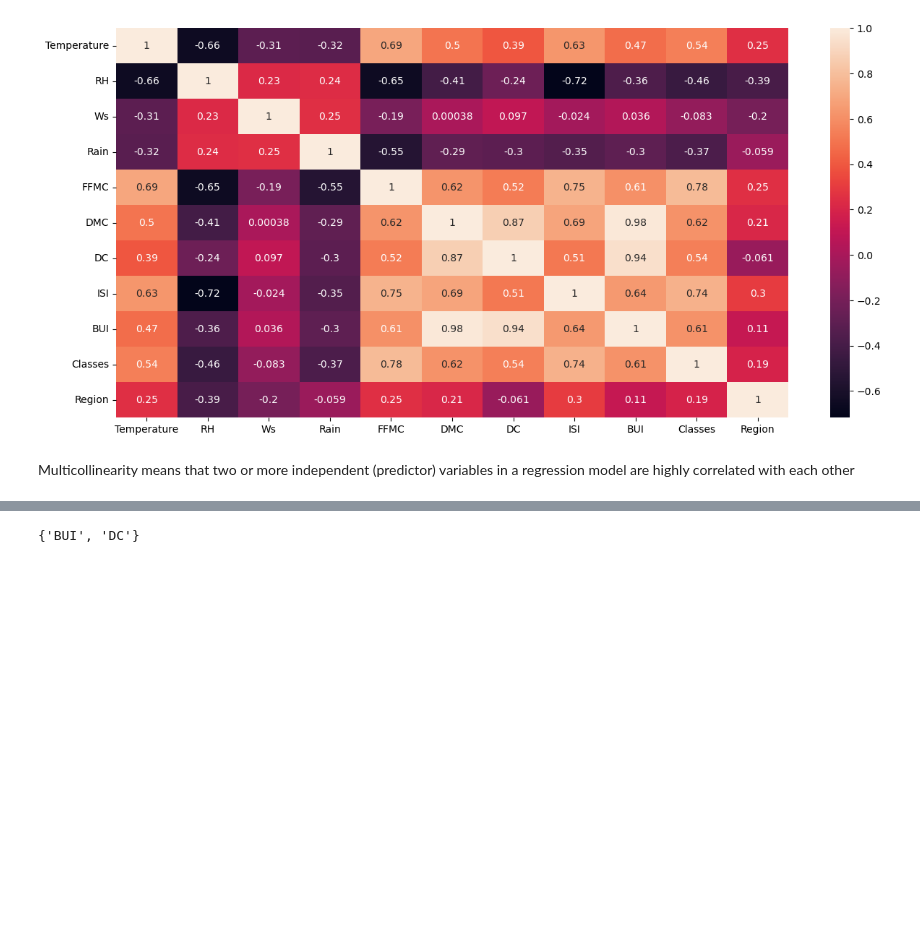
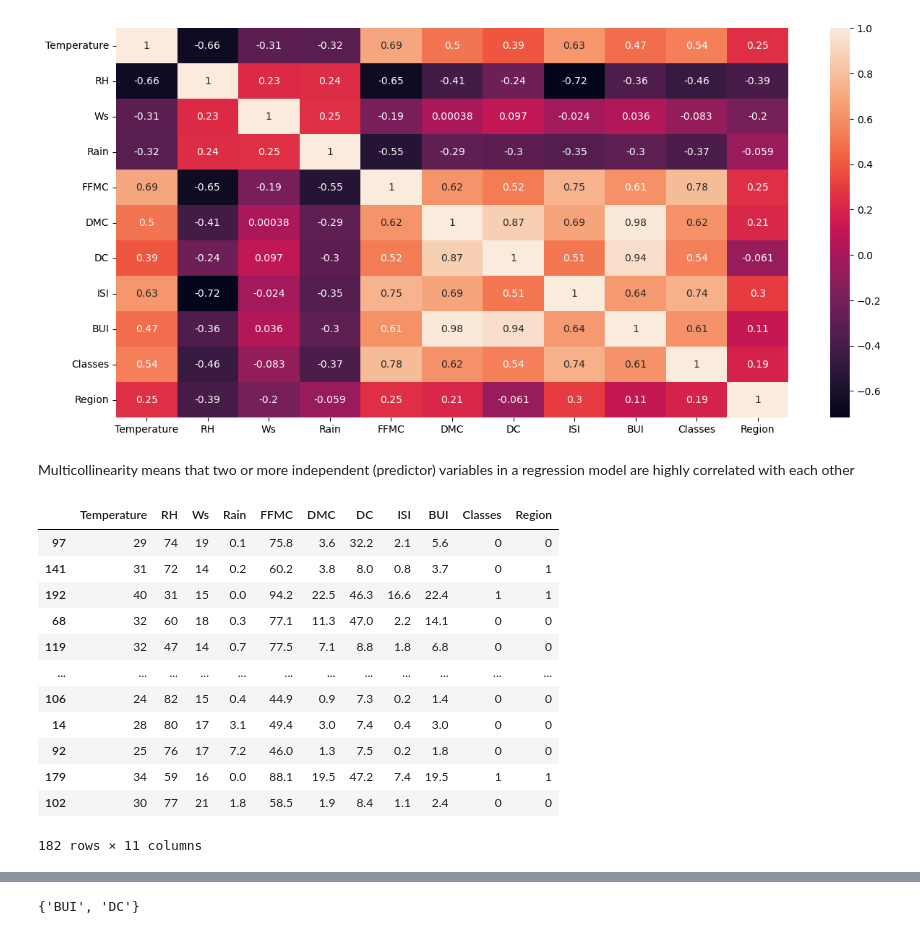
Before and after one commit to therai0/100-days-, a Jupyter notebook: day_58/modeltraning.ipynb, the cells around one changed output, grey strips where cells are left out. Drawn from its saved outputs; the diff is of its cells as text; code cells hidden in the pictures; blank space fills up the shorter version.

```diff
--- a/day_58/modeltraning.ipynb
+++ b/day_58/modeltraning.ipynb
@@ -105,3 +105,19 @@ sns.heatmap(x_train.corr(),annot=True)
 [figure]
 # %% [markdown]
 Multicollinearity means that two or more independent (predictor) variables in a regression model are highly correlated with each other
+# %%
+x_train
+# %% [output]
+|  | Temperature | RH | Ws | Rain | FFMC | DMC | DC | ISI | BUI | Classes | Region |
+| 97 | 29 | 74 | 19 | 0.1 | 75.8 | 3.6 | 32.2 | 2.1 | 5.6 | 0 | 0 |
+| 141 | 31 | 72 | 14 | 0.2 | 60.2 | 3.8 | 8.0 | 0.8 | 3.7 | 0 | 1 |
+| 192 | 40 | 31 | 15 | 0.0 | 94.2 | 22.5 | 46.3 | 16.6 | 22.4 | 1 | 1 |
+| 68 | 32 | 60 | 18 | 0.3 | 77.1 | 11.3 | 47.0 | 2.2 | 14.1 | 0 | 0 |
+| 119 | 32 | 47 | 14 | 0.7 | 77.5 | 7.1 | 8.8 | 1.8 | 6.8 | 0 | 0 |
+| ... | ... | ... | ... | ... | ... | ... | ... | ... | ... | ... | ... |
+| 106 | 24 | 82 | 15 | 0.4 | 44.9 | 0.9 | 7.3 | 0.2 | 1.4 | 0 | 0 |
+| 14 | 28 | 80 | 17 | 3.1 | 49.4 | 3.0 | 7.4 | 0.4 | 3.0 | 0 | 0 |
+| 92 | 25 | 76 | 17 | 7.2 | 46.0 | 1.3 | 7.5 | 0.2 | 1.8 | 0 | 0 |
+| 179 | 34 | 59 | 16 | 0.0 | 88.1 | 19.5 | 47.2 | 7.4 | 19.5 | 1 | 1 |
+| 102 | 30 | 77 | 21 | 1.8 | 58.5 | 1.9 | 8.4 | 1.1 | 2.4 | 0 | 0 |
+182 rows × 11 columns
```
Also changed, not shown: parts of 28 cells of this notebook.
